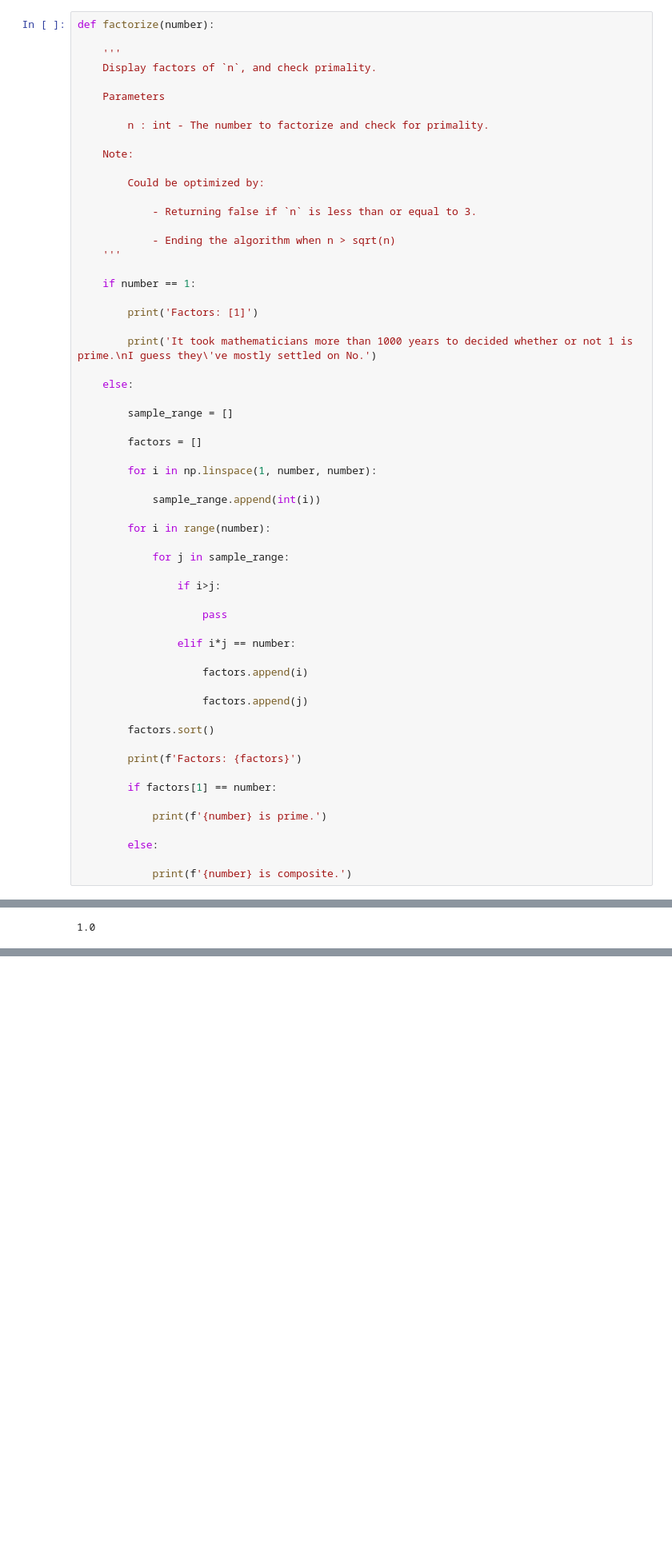
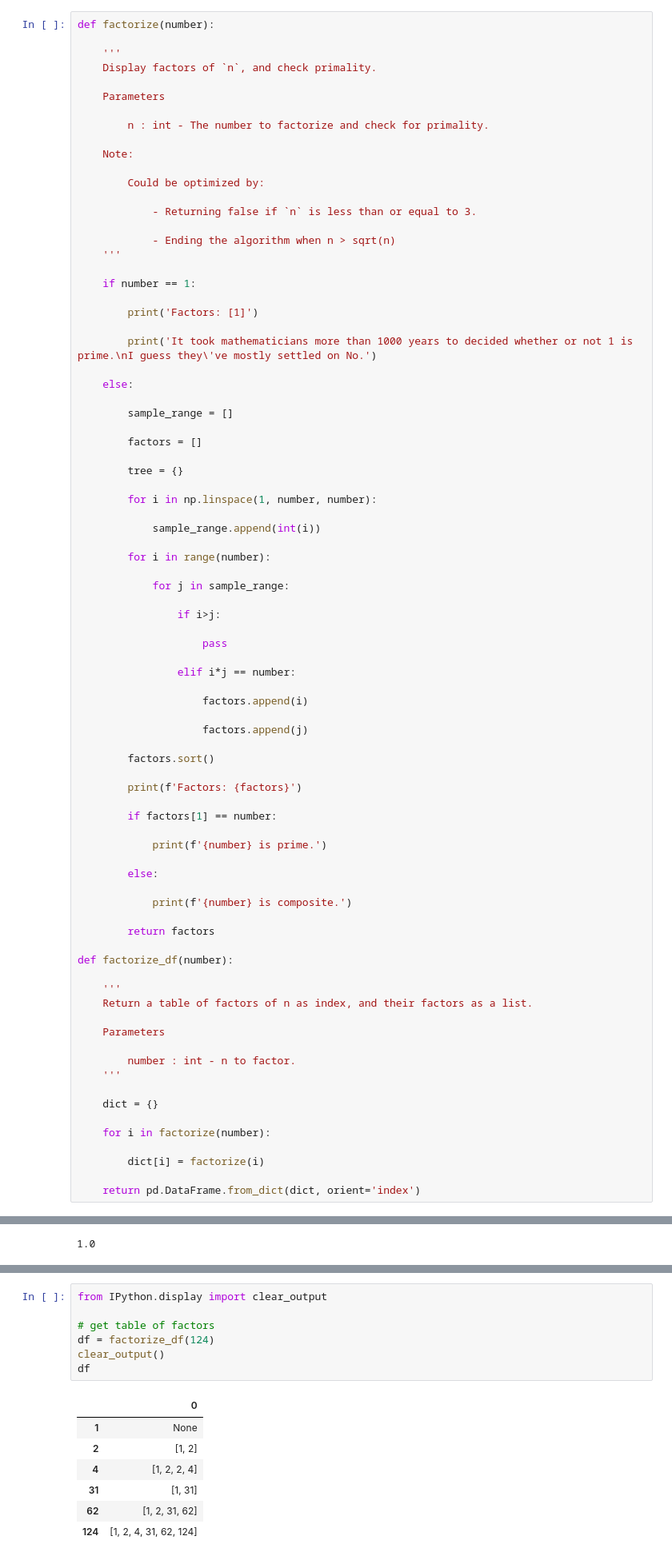
Before and after one commit to solarecho3/math, a Jupyter notebook: scratch.ipynb, the cells around one changed output, grey strips where cells are left out. Shown: that part at 80% size. Cells and saved outputs as stored; diff of their text form; blank space fills up the shorter version.

```diff
--- a/scratch.ipynb
+++ b/scratch.ipynb
@@ -217,6 +217,8 @@ def factorize(number):
 
         factors = []
 
+        tree = {}
+
         for i in np.linspace(1, number, number):
 
             sample_range.append(int(i))
@@ -246,3 +248,23 @@ def factorize(number):
         else:
 
             print(f'{number} is composite.')
+
+        return factors
+
+def factorize_df(number):
+
+    '''
+    Return a table of factors of n as index, and their factors as a list.
+
+    Parameters
+
+        number : int - n to factor.
+    '''
+
+    dict = {}
+
+    for i in factorize(number):
+
+        dict[i] = factorize(i)
+
+    return pd.DataFrame.from_dict(dict, orient='index')
@@ -292,0 +319,15 @@ multiplicative_inverse(8762)
+# %%
+from IPython.display import clear_output
+
+# get table of factors
+df = factorize_df(124)
+clear_output()
+df
+# %% [output]
+|  | 0 |
+| 1 | None |
+| 2 | [1, 2] |
+| 4 | [1, 2, 2, 4] |
+| 31 | [1, 31] |
+| 62 | [1, 2, 31, 62] |
+| 124 | [1, 2, 4, 31, 62, 124] |
```
Also changed, not shown: parts of 11 cells of this notebook.
